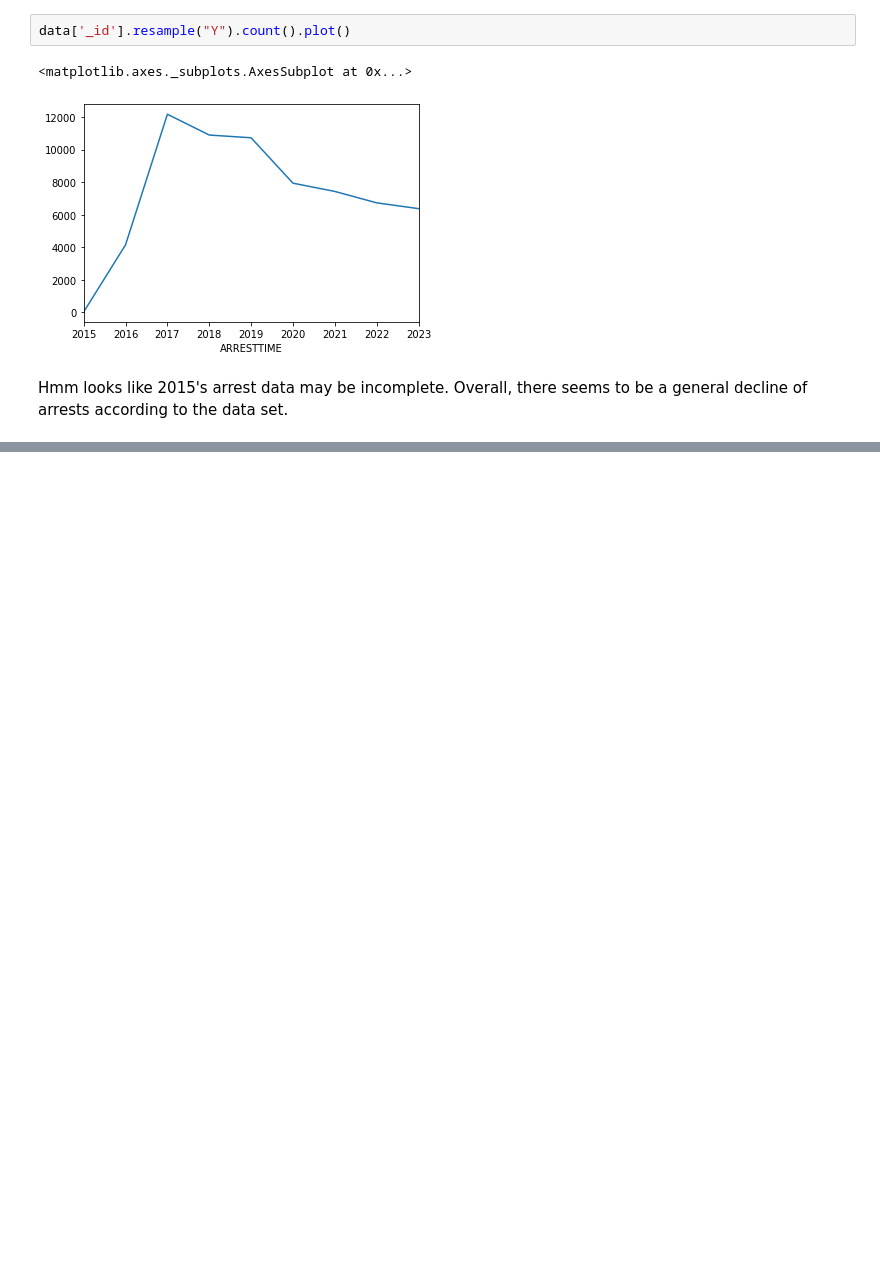
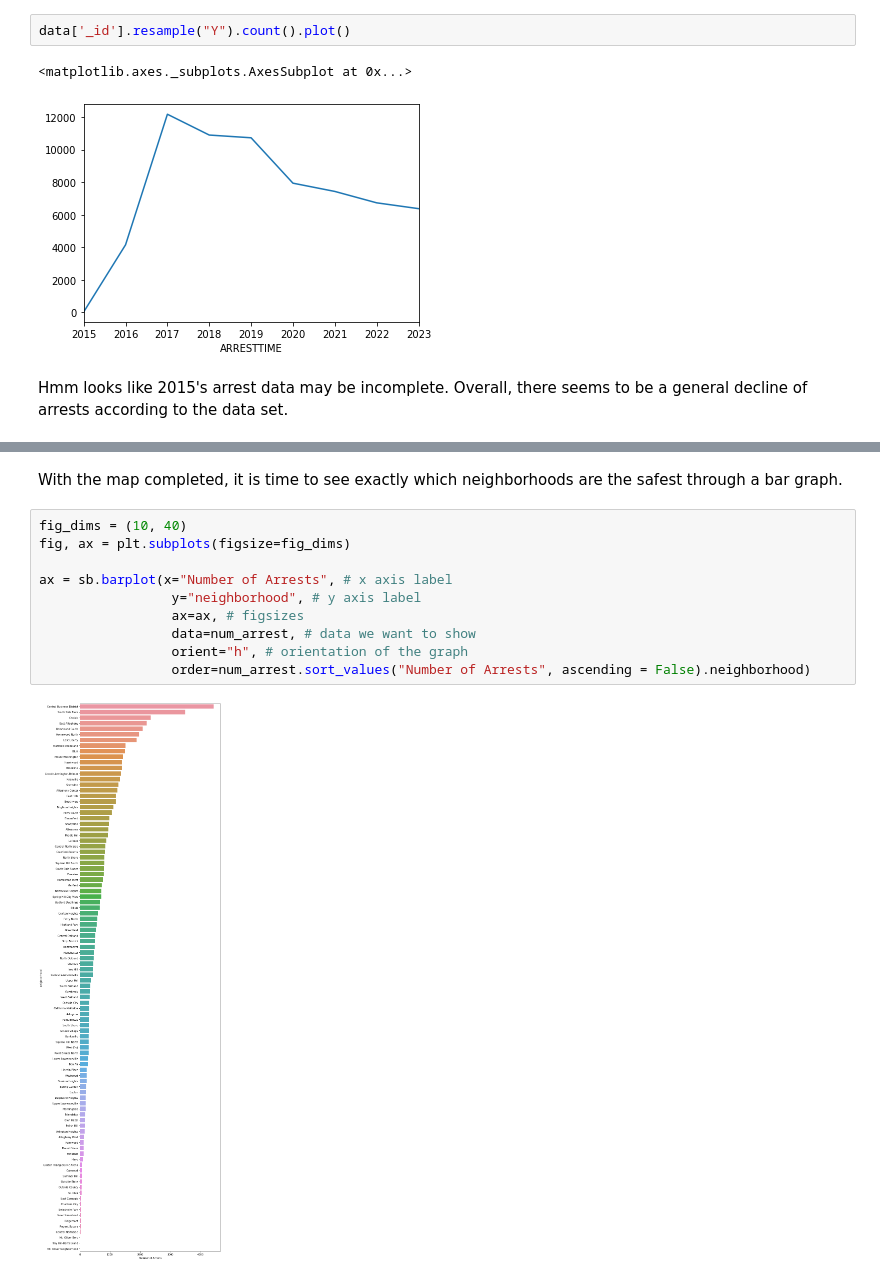
Before and after one commit to Things101/Best-Neighborhood-Pitt, a Jupyter notebook: Police Arrest (IRJ11).ipynb, the cells around one changed output, grey strips where cells are left out. Saved outputs shown, nothing was run; the diff lists cells and outputs as text; blank space fills up the shorter version.

```diff
--- a/Police Arrest (IRJ11).ipynb
+++ b/Police Arrest (IRJ11).ipynb
@@ -53,0 +104,14 @@ Hmm looks like 2015's arrest data may be incomplete. Overall, there seems to be
+# %% [markdown]
+With the map completed, it is time to see exactly which neighborhoods are the safest through a bar graph.
+# %%
+fig_dims = (10, 40)
+fig, ax = plt.subplots(figsize=fig_dims)
+
+ax = sb.barplot(x="Number of Arrests", # x axis label
+                 y="neighborhood", # y axis label
+                 ax=ax, # figsizes
+                 data=num_arrest, # data we want to show
+                 orient="h", # orientation of the graph
+                 order=num_arrest.sort_values("Number of Arrests", ascending = False).neighborhood)
+# %% [output]
+[figure, added]
```
Also changed, not shown: parts of 10 cells of this notebook.
